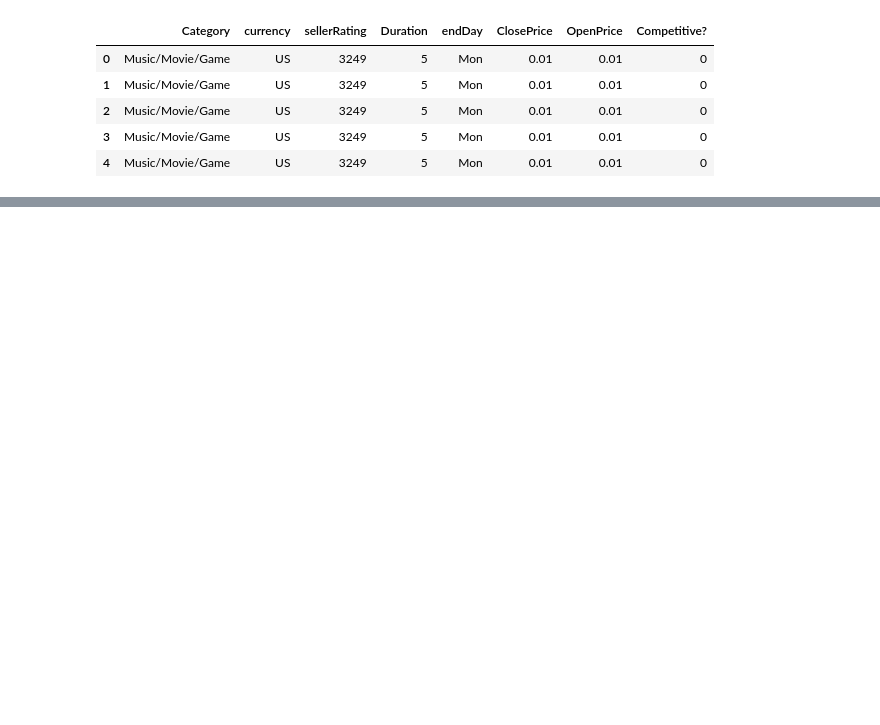
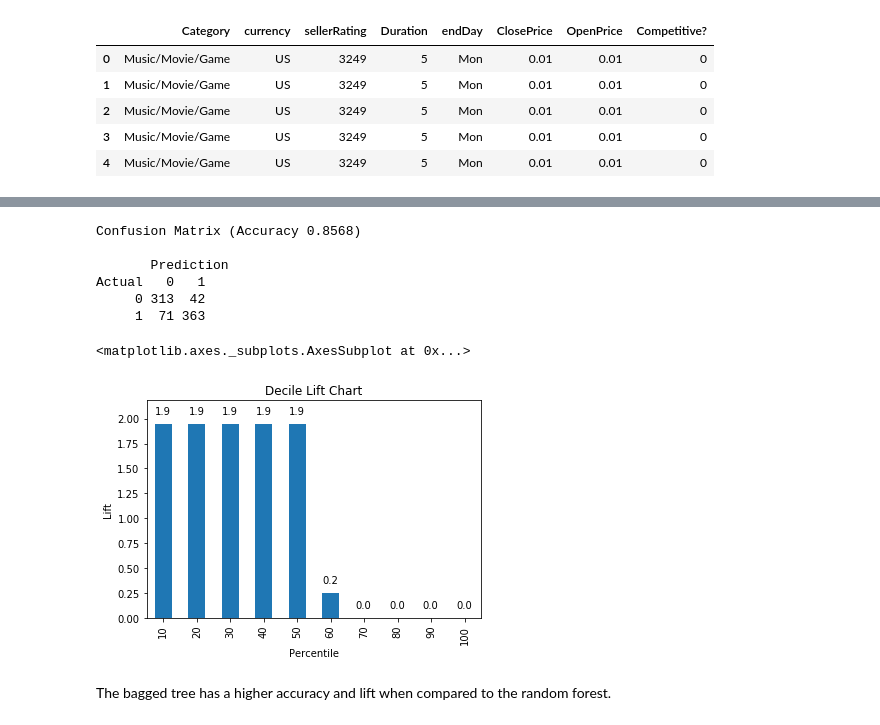
Before and after one commit to Damilare1989/Business-Analytics-Exercises, a Jupyter notebook: Chap13_2.ipynb, the cells around one changed output, grey strips where cells are left out. Drawn from its saved outputs; the diff is of its cells as text; code cells hidden in the pictures; blank space fills up the shorter version.

```diff
--- a/Chap13_2.ipynb
+++ b/Chap13_2.ipynb
@@ -34,0 +136,22 @@ ax.set_ylabel('Lift')
+# %%
+rfModel = RandomForestClassifier(n_estimators=100, random_state=1)
+rfModel.fit(X_train, y_train)
+
+classificationSummary(y_valid, rfModel.predict(X_valid), class_names=classes)
+# %% [output]
+Confusion Matrix (Accuracy 0.8568)
+
+       Prediction
+Actual   0   1
+     0 313  42
+     1  71 363
+# %%
+pred_v = pd.Series(rfModel.predict(X_valid))
+pred_v = pred_v.sort_values(ascending=False)
+
+liftChart(pred_v)
+# %% [output]
+<matplotlib.axes._subplots.AxesSubplot at 0x...>
+[figure, added]
+# %% [markdown]
+The bagged tree has a higher accuracy and lift when compared to the random forest.
```
Also changed, not shown: parts of 17 cells of this notebook, 2 other files.
